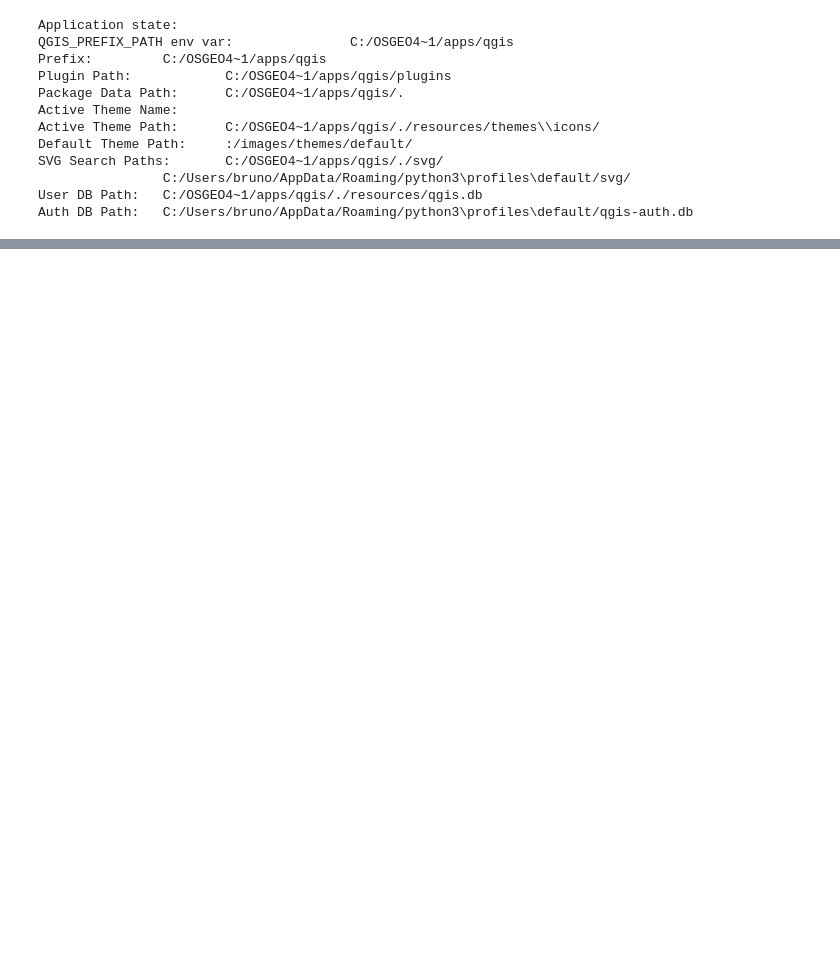
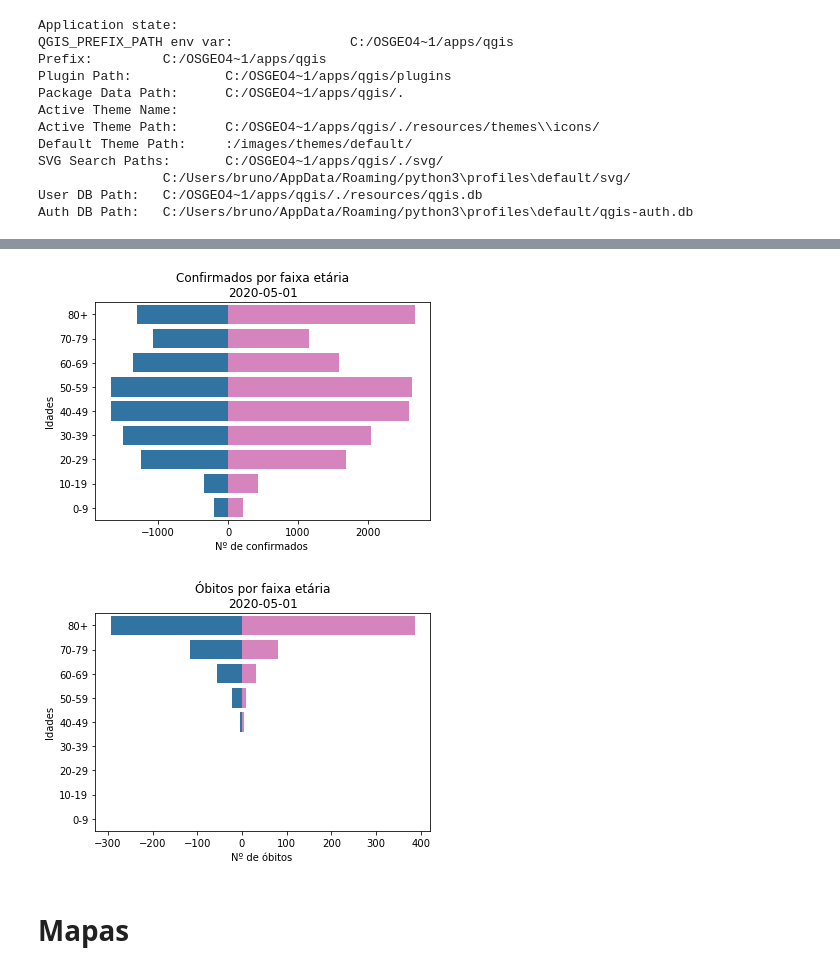
Before and after one commit to Bruffen/qgis-covid-python, a Jupyter notebook: covid19-data.ipynb, the cells around one changed output, grey strips where cells are left out. Saved outputs shown, nothing was run; the diff lists cells and outputs as text; code cells hidden in the pictures; blank space fills up the shorter version.

```diff
--- a/covid19-data.ipynb
+++ b/covid19-data.ipynb
@@ -95,0 +115,58 @@ plt.show()
+# %%
+import seaborn as sns
+import re
+
+columns = df.columns
+
+age_groups = []
+obitos_columns_m = []
+obitos_columns_f = []
+confirmados_columns_m = []
+confirmados_columns_f = []
+
+for c in columns:
+    if re.match(r'obitos_masculino', c):
+        obitos_columns_m.append(c)
+        s, f = re.findall(r'obitos_masculino_([0-9]+)_([0-9]+|sup)', c)[0]
+        if f == 'sup':
+            age_groups.append(f'{s}+')
+        else:
+            age_groups.append(f'{s}-{f}')
+    if re.match(r'obitos_feminino', c):
+        obitos_columns_f.append(c)
+    if re.match(r'confirmados_masculino', c):
+        confirmados_columns_m.append(c)
+    if re.match(r'confirmados_feminino', c):
+        confirmados_columns_f.append(c)
+
+obitos_m = []
+obitos_f = []
+confirmados_m = []
+confirmados_f = []
+for i in range(len(age_groups) - 1, -1, -1):
+    obitos_m.append(int(0 - df[obitos_columns_m[i]][dates.size]))
+    obitos_f.append(int(    df[obitos_columns_f[i]][dates.size]))
+    confirmados_m.append(int(0 - df[confirmados_columns_m[i]][dates.size]))
+    confirmados_f.append(int(    df[confirmados_columns_f[i]][dates.size]))
+
+reverse = age_groups.reverse()
+#fig2, (pyramid_plot1, pyramid_plot2) = plt.subplots(1, 2,figsize=(15,6))
+
+pyramid_plot1 = sns.barplot(x=confirmados_m, y=age_groups, order=reverse, color='tab:blue')
+pyramid_plot1 = sns.barplot(x=confirmados_f, y=age_groups, order=reverse, color='tab:pink')
+pyramid_plot1.set(xlabel="Nº de confirmados ", ylabel="Idades",
+                  title = "Confirmados por faixa etária\n" + dates[dates.size-1])
+                  #rc={'figure.figsize':(6,6)})
+plt.show()
+
+pyramid_plot2 = sns.barplot(x=obitos_m, y=age_groups, order=reverse, color='tab:blue')
+pyramid_plot2 = sns.barplot(x=obitos_f, y=age_groups, order=reverse, color='tab:pink')
+pyramid_plot2.set(xlabel="Nº de óbitos ", ylabel="Idades",
+                  title = "Óbitos por faixa etária\n" + dates[dates.size-1])
+                  #rc={'figure.figsize':(6,6)})
+plt.show()
+# %% [output]
+[figure, added]
+[figure, added]
+# %% [markdown]
+# Mapas
```
Also changed, not shown: parts of 15 cells of this notebook, 4 other files.
